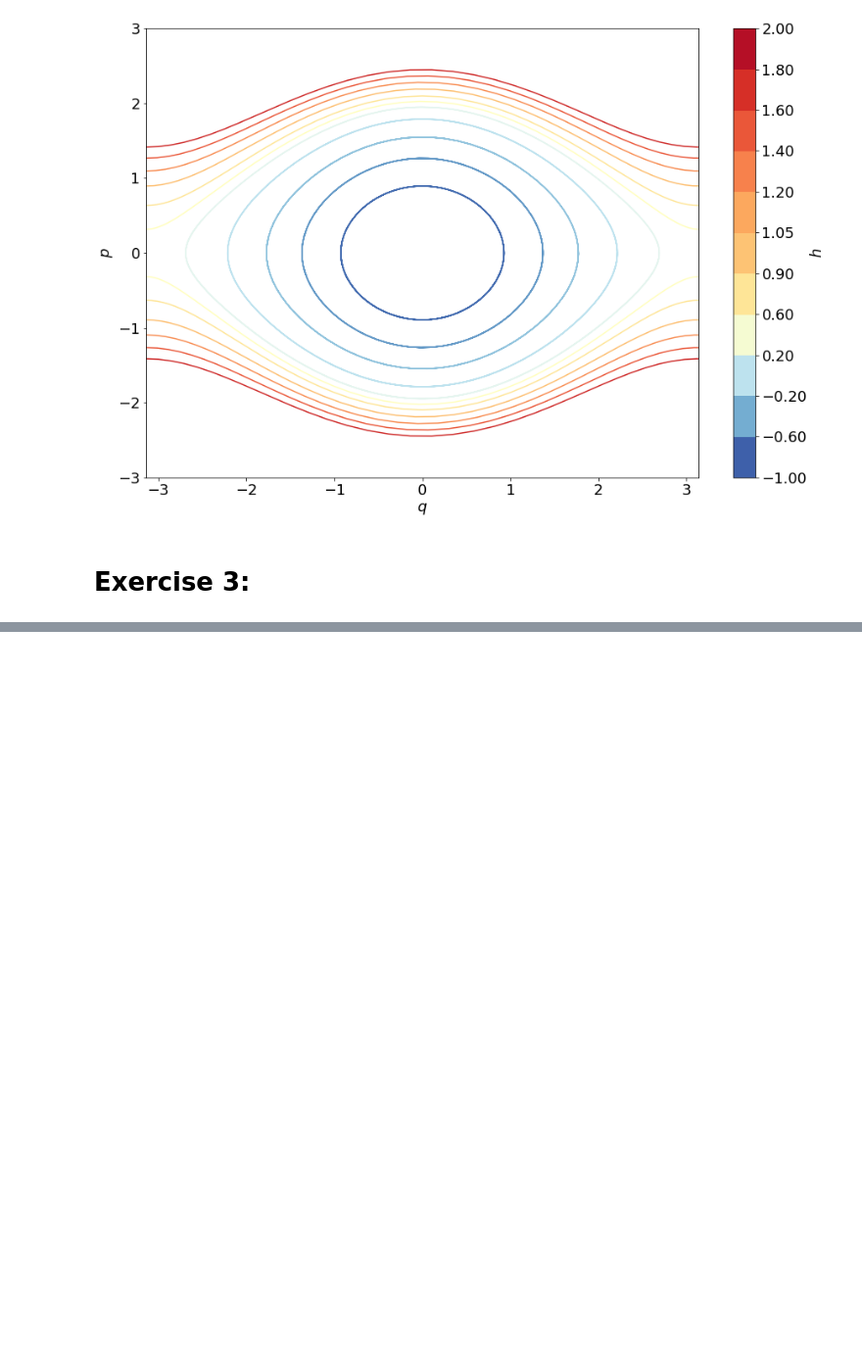
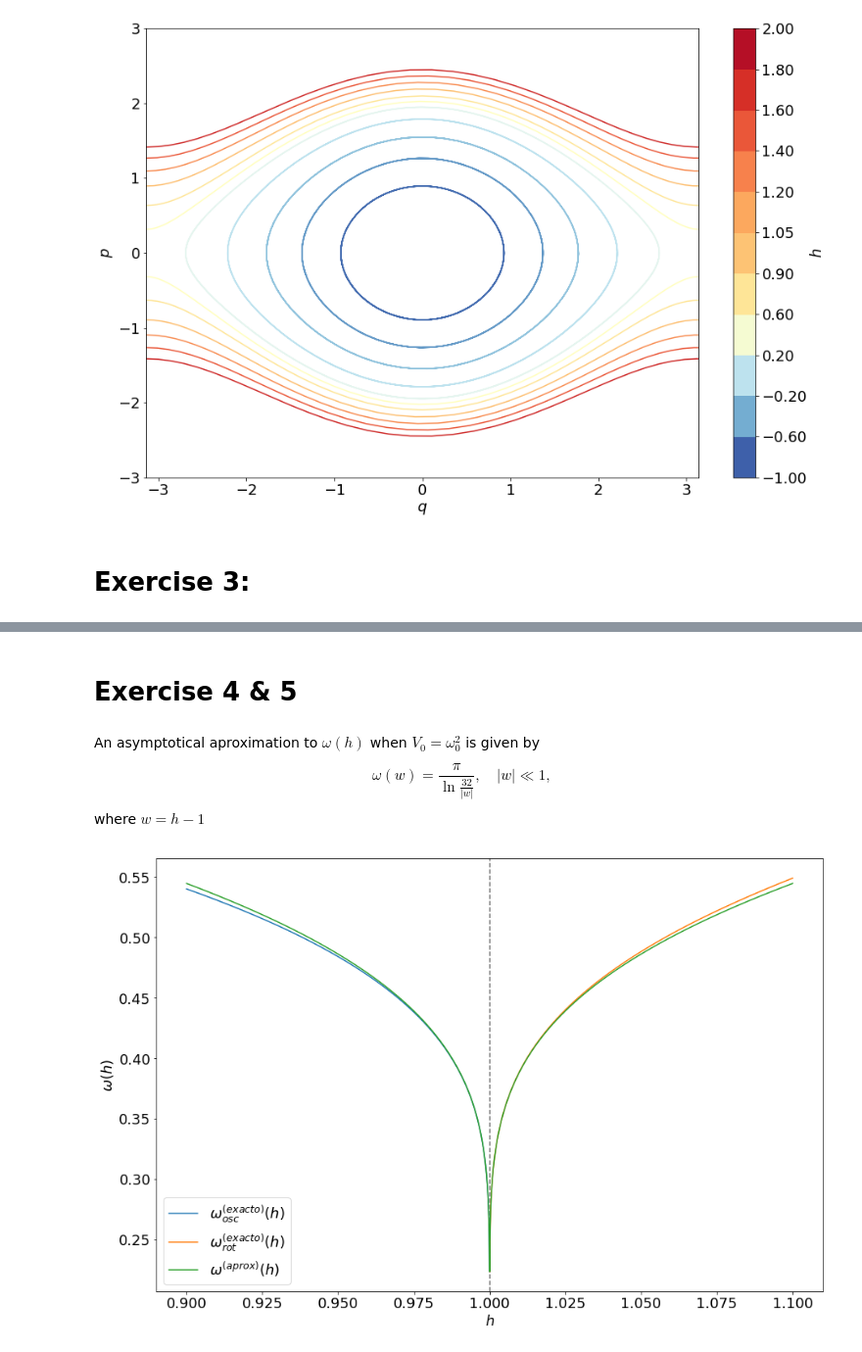
Before and after one commit to jeanyvesb9/NonLinear-HamiltonianDynamics, a Jupyter notebook: assignment_2/assignment_2.ipynb, the cells around one changed output, grey strips where cells are left out. Shown at 98% size. Drawn from its saved outputs; the diff is of its cells as text; code cells hidden in the pictures; blank space fills up the shorter version.

```diff
--- a/assignment_2/assignment_2.ipynb
+++ b/assignment_2/assignment_2.ipynb
@@ -311,0 +344,29 @@ fig.savefig('ex2_phase_plot.png', bbox_inches='tight')
+# %% [markdown]
+# Exercise 4 & 5
+# %% [markdown]
+An asymptotical aproximation to $\omega(h)$ when $V_0 = \omega_0^2$ is given by
+$$\omega(w) = \frac{\pi}{\ln \frac{32}{|w|}}, \quad |w| \ll 1,$$
+where $w = h - 1$
+# %%
+omega_r = lambda h: np.sqrt((h + 1)/2)
+omega_osc = lambda h: np.pi / (2 * sp.special.ellipk(omega_r(h)**2))
+omega_rot = lambda h: np.pi * omega_r(h) / (2 * sp.special.ellipk(omega_r(h)**(-2)))
+omega_asymp = lambda h: np.pi / (np.log(32/abs(h - 1)))
+
+fig = plt.figure(figsize=(15, 10))
+ax = fig.add_subplot(1,1,1)
+h_lsp_under_1 = np.linspace(0.9, 1, 4000)[:-1]
+h_lsp_over_1 = np.linspace(1, 1.1, 4000)[1:]
+ax.axvline(1, linestyle='--', color='gray')
+ax.plot(h_lsp_under_1, omega_osc(h_lsp_under_1), label='$\\omega^{(exacto)}_{osc}(h)$')
+ax.plot(h_lsp_over_1, omega_rot(h_lsp_over_1), label='$\\omega^{(exacto)}_{rot}(h)$')
+ax.plot(np.concatenate([h_lsp_under_1, h_lsp_over_1]), omega_asymp(np.concatenate([h_lsp_under_1, h_lsp_over_1])), label='$\\omega^{(aprox)}(h)$')
+
+ax.set_xlabel('$h$')
+ax.set_ylabel('$\\omega(h)$')
+
+ax.legend(loc='lower left')
+
+fig.savefig('ex4-5_omega.png', bbox_inches='tight')
+# %% [output]
+[figure, added]
```
Also changed, not shown: parts of 3 cells of this notebook, 5 other files.
